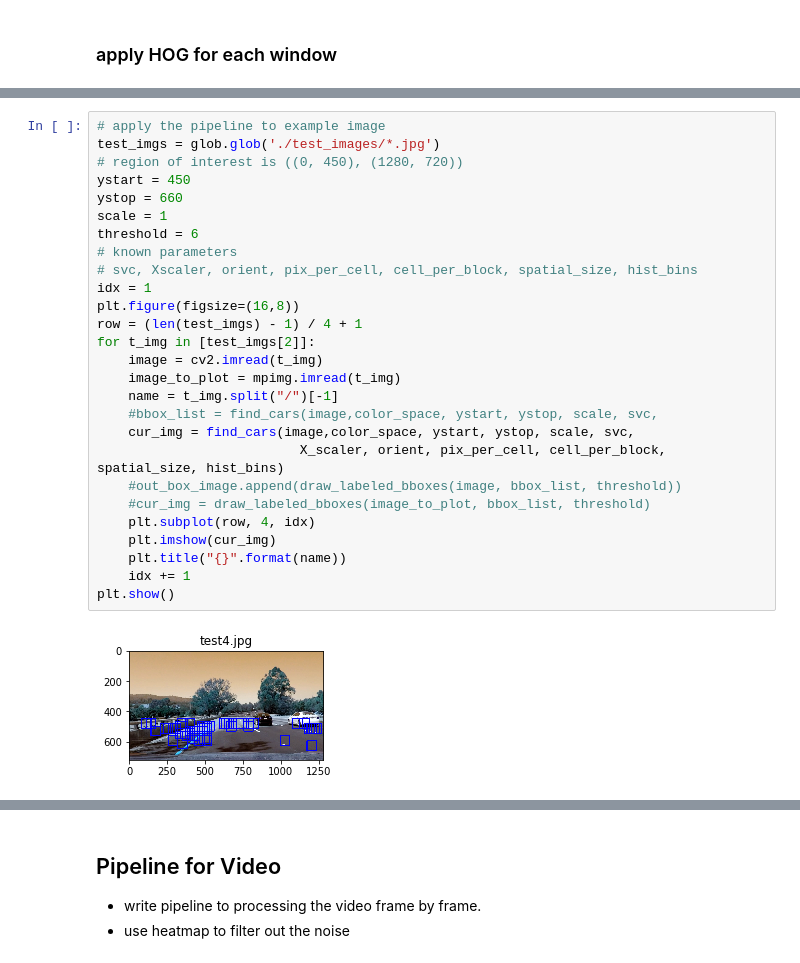
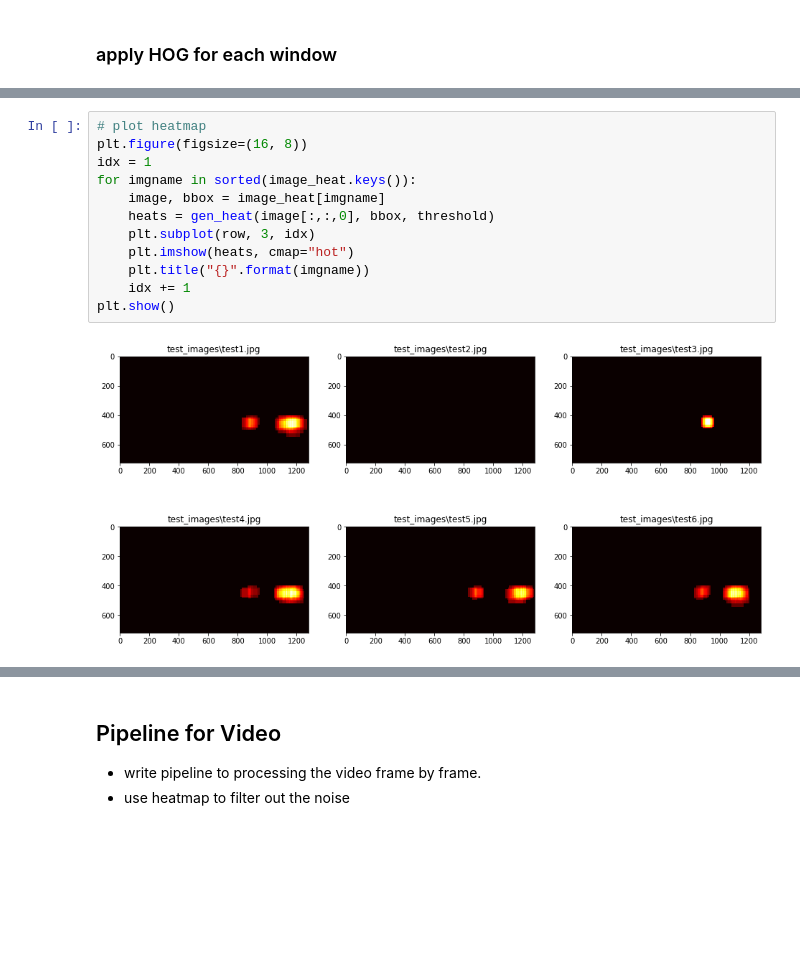
Before and after one commit to masterTuna/CarND-Vehicle-Detection, a Jupyter notebook: Vehicle_detect.ipynb, the cells around one changed output, grey strips where cells are left out. Drawn from its saved outputs; the diff is of its cells as text; blank space fills up the shorter version.

```diff
--- a/Vehicle_detect.ipynb
+++ b/Vehicle_detect.ipynb
@@ -471,29 +448,14 @@ def find_cars(img, color_space, ystart, ystop, scale, svc, X_scaler, orient, pix
-# %%
-# apply the pipeline to example image
-test_imgs = glob.glob('./test_images/*.jpg')
-# region of interest is ((0, 450), (1280, 720))
-ystart = 450
-ystop = 660
-scale = 1
-threshold = 6
-# known parameters
-# svc, Xscaler, orient, pix_per_cell, cell_per_block, spatial_size, hist_bins
-idx = 1
-plt.figure(figsize=(16,8))
-row = (len(test_imgs) - 1) / 4 + 1
-for t_img in [test_imgs[2]]:
-    image = cv2.imread(t_img)
-    image_to_plot = mpimg.imread(t_img)
-    name = t_img.split("/")[-1]
-    #bbox_list = find_cars(image,color_space, ystart, ystop, scale, svc,
-    cur_img = find_cars(image,color_space, ystart, ystop, scale, svc,
-                          X_scaler, orient, pix_per_cell, cell_per_block, spatial_size, hist_bins)
-    #out_box_image.append(draw_labeled_bboxes(image, bbox_list, threshold))
-    #cur_img = draw_labeled_bboxes(image_to_plot, bbox_list, threshold)
-    plt.subplot(row, 4, idx)
-    plt.imshow(cur_img)
-    plt.title("{}".format(name))
-    idx += 1
-plt.show()
-# %% [output]
-[figure, removed]
+# %%
+# plot heatmap
+plt.figure(figsize=(16, 8))
+idx = 1
+for imgname in sorted(image_heat.keys()):
+    image, bbox = image_heat[imgname]
+    heats = gen_heat(image[:,:,0], bbox, threshold)
+    plt.subplot(row, 3, idx)
+    plt.imshow(heats, cmap="hot")
+    plt.title("{}".format(imgname))
+    idx += 1
+plt.show()
+# %% [output]
+[figure, added]
```
Also changed, not shown: parts of 24 cells of this notebook.
